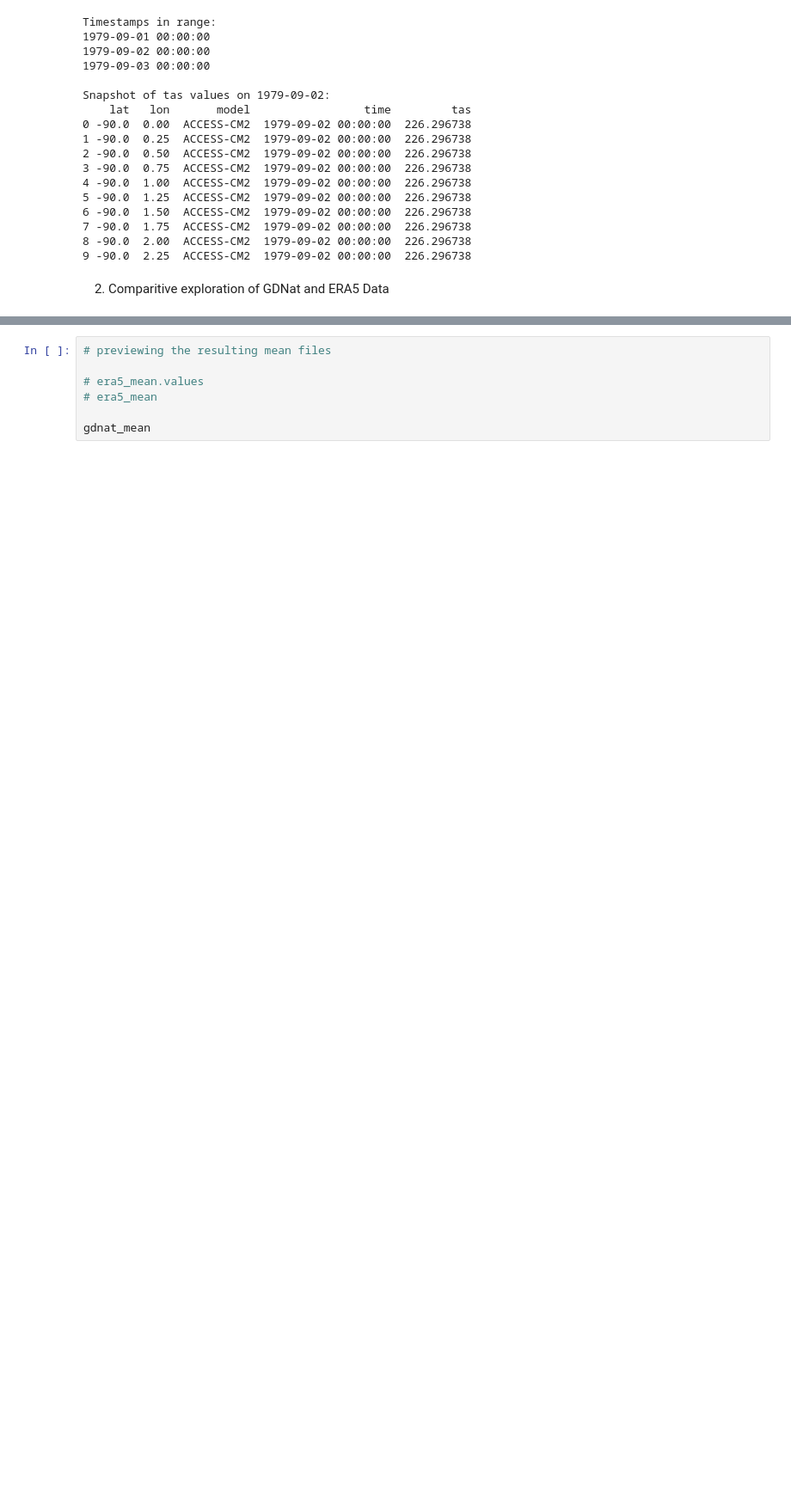
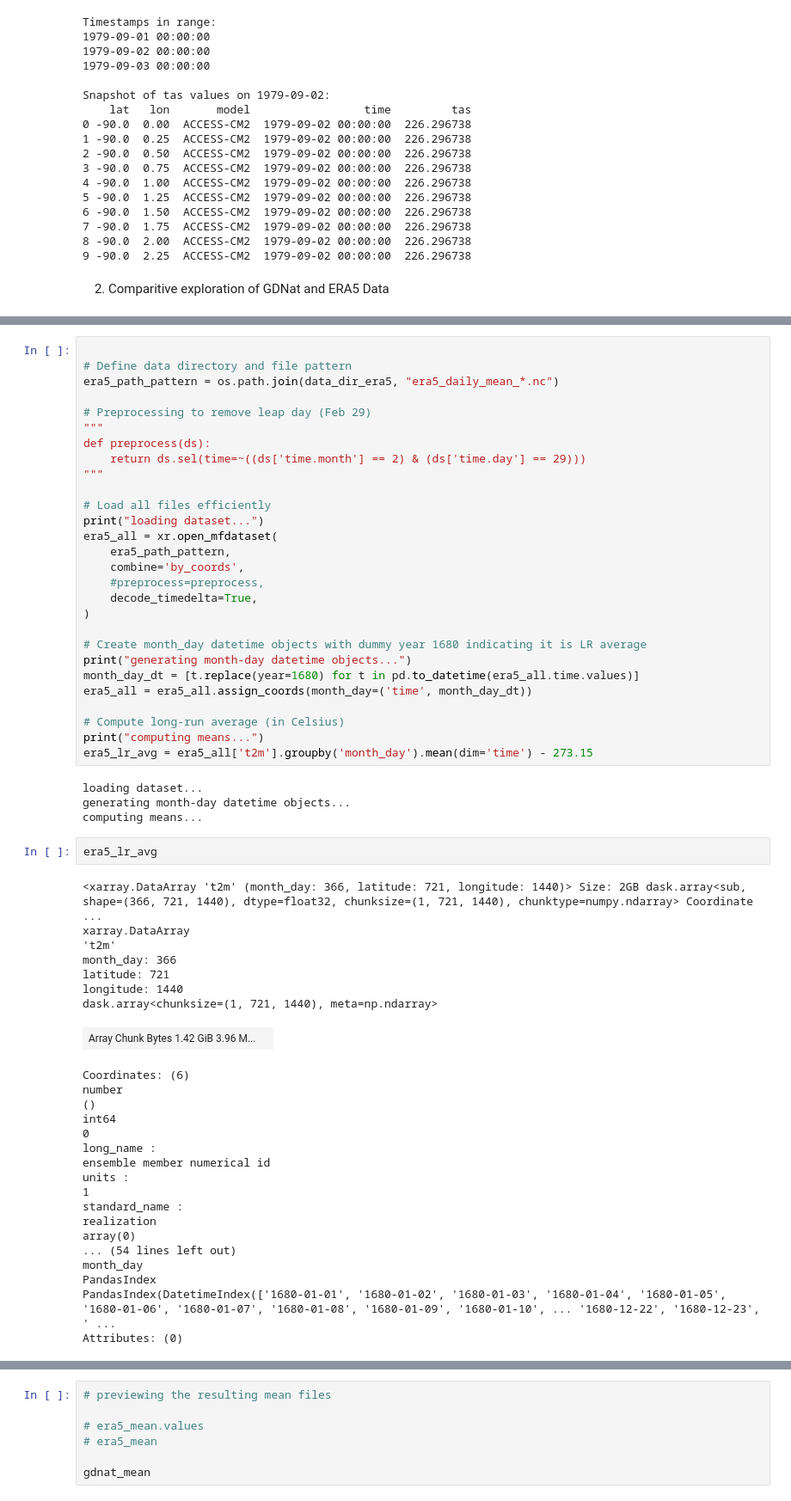
Before and after one commit to yougsanghvi/global_suicide_dummy, a Jupyter notebook: code/gdnat_data_exploration.ipynb, the cells around one changed output, grey strips where cells are left out. Shown at 86% size. Saved outputs shown, nothing was run; the diff lists cells and outputs as text; blank space fills up the shorter version.

```diff
--- a/code/gdnat_data_exploration.ipynb
+++ b/code/gdnat_data_exploration.ipynb
@@ -143,0 +202,60 @@ Snapshot of tas values on 1979-09-02:
+# %%
+
+# Define data directory and file pattern
+era5_path_pattern = os.path.join(data_dir_era5, "era5_daily_mean_*.nc")
+
+# Preprocessing to remove leap day (Feb 29)
+"""
+def preprocess(ds):
+    return ds.sel(time=~((ds['time.month'] == 2) & (ds['time.day'] == 29)))
+"""
+
+# Load all files efficiently
+print("loading dataset...")
+era5_all = xr.open_mfdataset(
+    era5_path_pattern,
+    combine='by_coords',
+    #preprocess=preprocess,
+    decode_timedelta=True,
+)
+
+# Create month_day datetime objects with dummy year 1680 indicating it is LR average
+print("generating month-day datetime objects...")
+month_day_dt = [t.replace(year=1680) for t in pd.to_datetime(era5_all.time.values)]
+era5_all = era5_all.assign_coords(month_day=('time', month_day_dt))
+
+# Compute long-run average (in Celsius)
+print("computing means...")
+era5_lr_avg = era5_all['t2m'].groupby('month_day').mean(dim='time') - 273.15
+# %% [output]
+loading dataset...
+generating month-day datetime objects...
+computing means...
+# %%
+era5_lr_avg
+# %% [output]
+<xarray.DataArray 't2m' (month_day: 366, latitude: 721, longitude: 1440)> Size: 2GB dask.array<sub, shape=(366, 721, 1440), dtype=float32, chunksize=(1, 721, 1440), chunktype=numpy.ndarray> Coordinate ...
+xarray.DataArray
+'t2m'
+month_day: 366
+latitude: 721
+longitude: 1440
+dask.array<chunksize=(1, 721, 1440), meta=np.ndarray>
+| Array Chunk Bytes 1.42 GiB 3.96 M... |  |
+Coordinates: (6)
+number
+()
+int64
+0
+long_name :
+ensemble member numerical id
+units :
+1
+standard_name :
+realization
+array(0)
+... (54 lines left out)
+month_day
+PandasIndex
+PandasIndex(DatetimeIndex(['1680-01-01', '1680-01-02', '1680-01-03', '1680-01-04', '1680-01-05', '1680-01-06', '1680-01-07', '1680-01-08', '1680-01-09', '1680-01-10', ... '1680-12-22', '1680-12-23', ' ...
+Attributes: (0)
```
Also changed, not shown: parts of 11 cells of this notebook, 4 other files.
